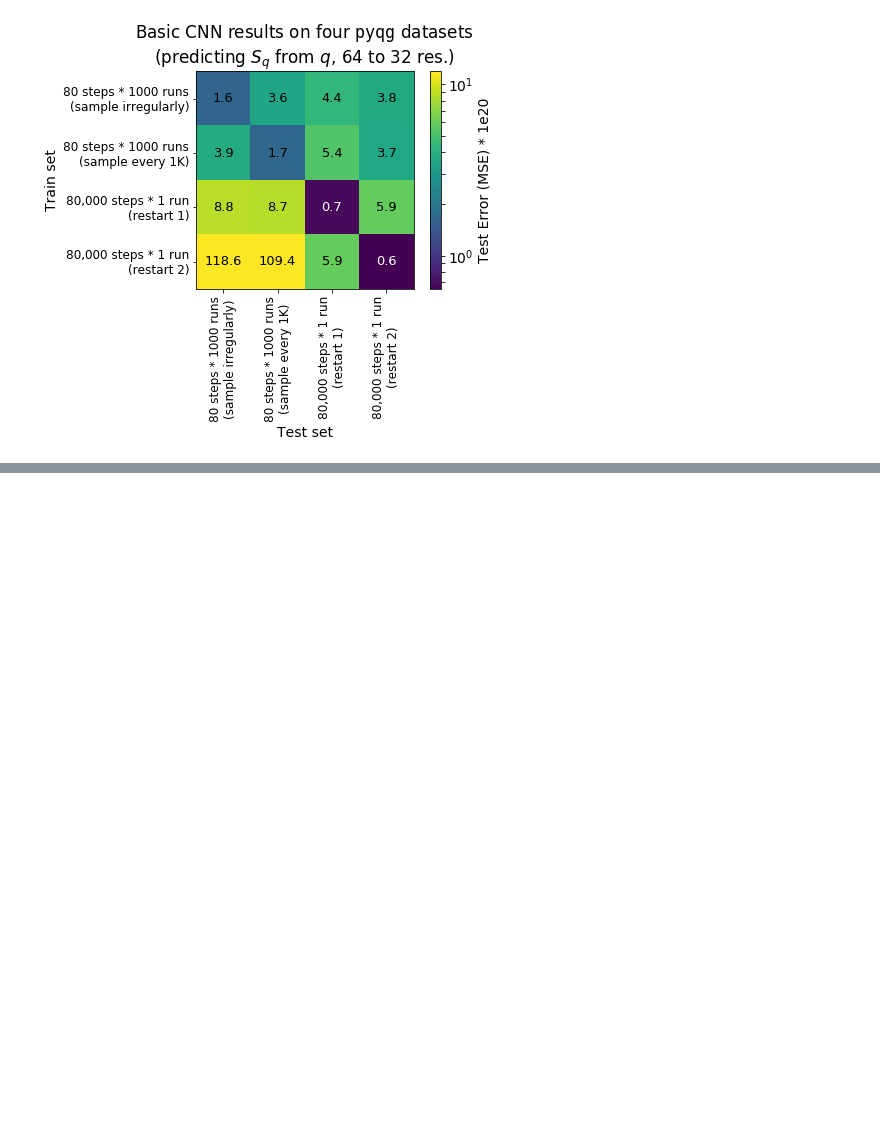
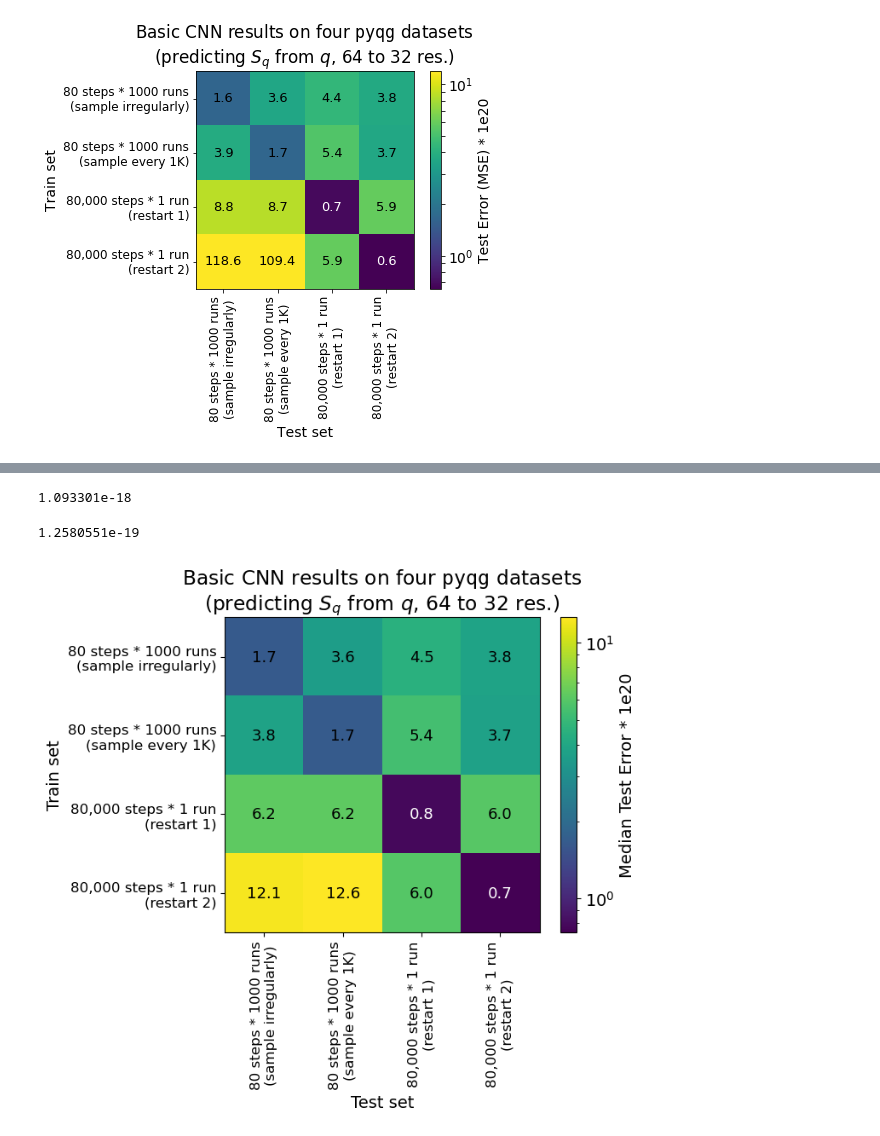
Before and after one commit to Pperezhogin/pyqg_experiments_Ross, a Jupyter notebook: results/basic_cnn_results.ipynb, the cells around one changed output, grey strips where cells are left out. Cells and saved outputs as stored; diff of their text form; code cells hidden in the pictures; blank space fills up the shorter version.

```diff
--- a/results/basic_cnn_results.ipynb
+++ b/results/basic_cnn_results.ipynb
@@ -41,0 +186,30 @@ Text(0.5,1,'Basic CNN results on four $\\mathtt{pyqg}$ datasets\n(predicting $S_
+# %%
+errors['many_runs_few_steps_uniform']['single_run_all_steps2'].mean()
+# %% [output]
+1.093301e-18
+# %%
+np.median(errors['many_runs_few_steps_uniform']['single_run_all_steps2'])
+# %% [output]
+1.2580551e-19
+# %%
+for percentile in [5,10,25,33,50,67]
+
+grid = np.array([[
+  np.median(errors[d2][d1])
+    for d2 in datasets]
+    for d1 in datasets]) * 1e20
+
+plt.imshow(grid, norm=colors.LogNorm(vmin=grid.min(), vmax=grid.max()))
+for i, row in enumerate(grid):
+  for j, val in enumerate(row):
+    plt.text(j,i,f"{val:.1f}",ha='center',va='center',fontsize=13,color=('white' if val<1 else 'black'))
+labels = list(map(label_for, datasets))
+plt.xticks(range(len(datasets)), labels, rotation=90, fontsize=12)
+plt.yticks(range(len(datasets)), labels, fontsize=12)
+plt.ylabel("Train set")
+plt.xlabel("Test set")
+plt.colorbar(label='Median Test Error * 1e20')
+plt.title("Basic CNN results on four $\mathtt{pyqg}$ datasets\n(predicting $S_q$ from $q$, 64 to 32 res.)")
+plt.show()
+# %% [output]
+[figure, added]
```
Also changed, not shown: parts of 11 cells of this notebook.
